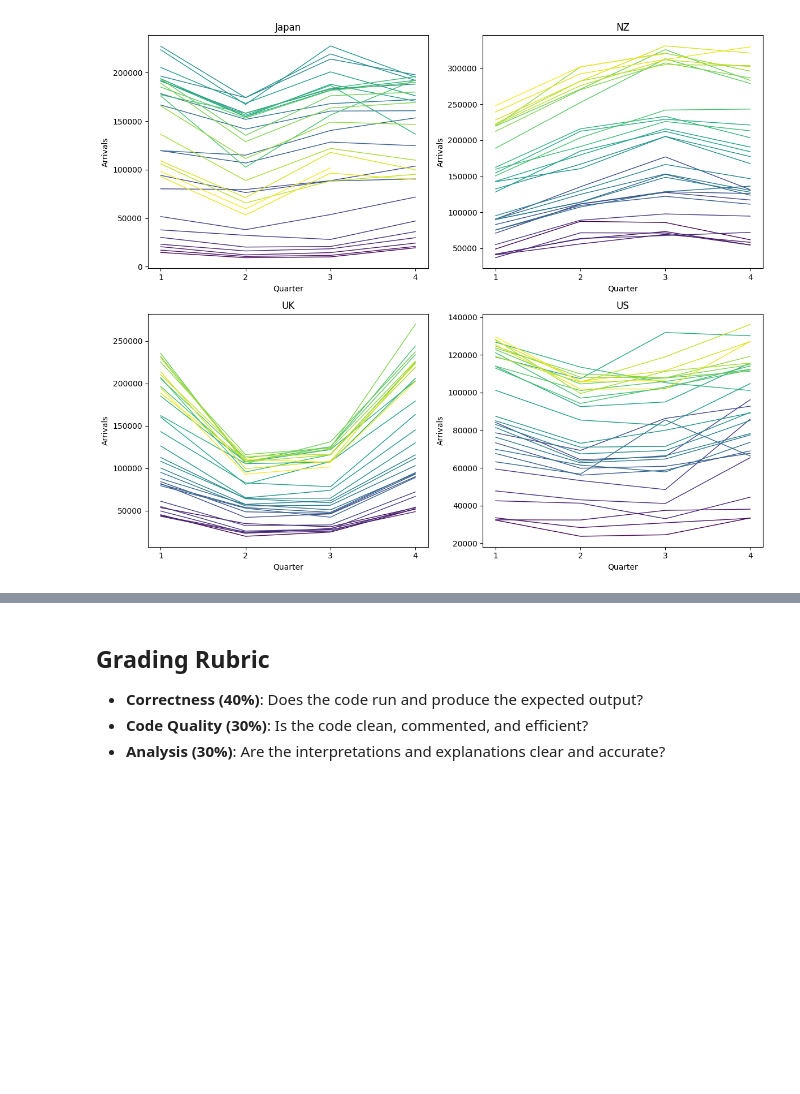
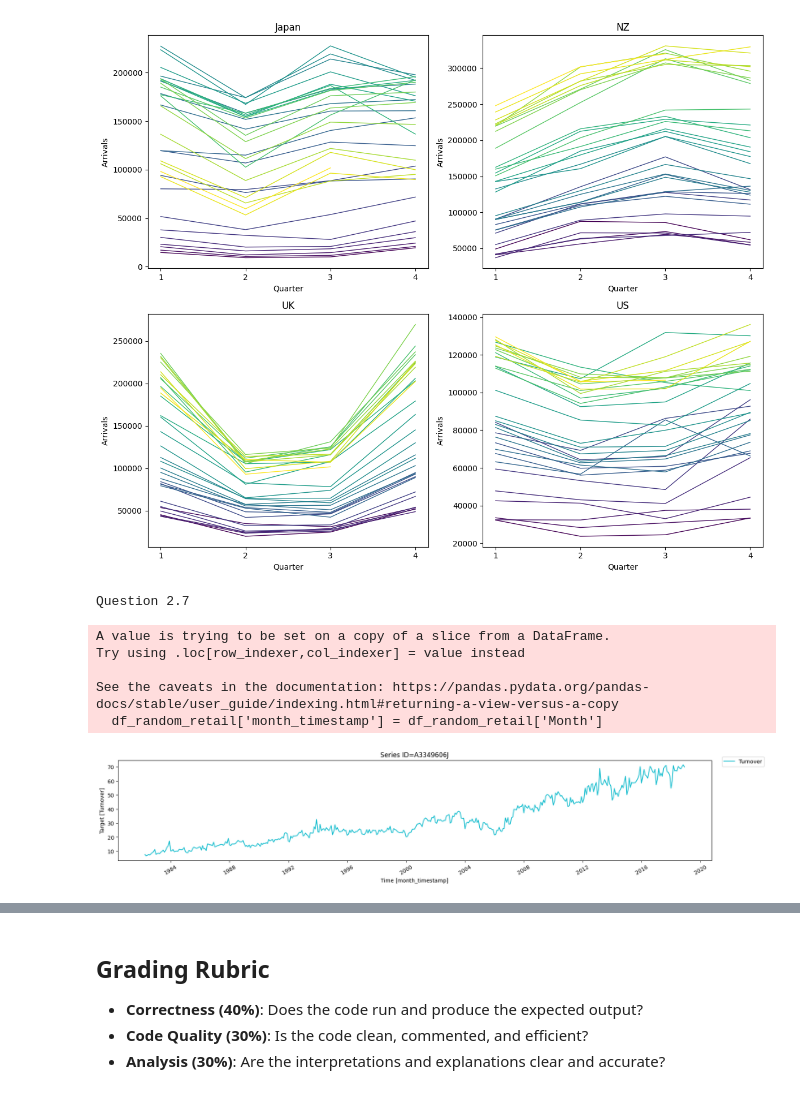
Before and after one commit to VickyGuo0907/DSE6230-forecasting-class-course-materials, a Jupyter notebook: assignments/week01_assignment.ipynb, the cells around one changed output, grey strips where cells are left out. Cells and saved outputs as stored; diff of their text form; code cells hidden in the pictures; blank space fills up the shorter version.

Commit message:
Finish question 2.7

```diff
--- a/assignments/week01_assignment.ipynb
+++ b/assignments/week01_assignment.ipynb
@@ -378,3 +378,32 @@ plt.tight_layout()
 plt.show()
 # %% [output]
 [figure]
+# %%
+print("Question 2.7")
+# Select a random series from aus_retail. Explore it using plot_series(),
+# seasonal_decompose(), lag_plot(), and plot_acf(). Can you spot seasonality, cyclicity, or trend?
+from utilsforecast.plotting import plot_series
+from statsmodels.tsa.seasonal import seasonal_decompose
+from statsmodels.graphics.tsaplots import plot_acf
+
+
+df_retail = pd.read_csv('sample_data/aus_retail.csv')
+df_retail['Month'] = pd.to_datetime(df_retail['Month'])
+df_retail.head()
+
+np.random.seed(84564)
+random_series_id = np.random.choice(df_retail['Series ID'].unique(), 1)[0]
+df_random_retail = df_retail[df_retail['Series ID'] == random_series_id]
+df_random_retail['month_timestamp'] = df_random_retail['Month']
+df_random_retail = df_random_retail.set_index('Month')
+
+plot_series(df_random_retail, id_col='Series ID', time_col='month_timestamp', target_col='Turnover',
+            plot_random=False, engine='matplotlib')
+# %% [output]
+Question 2.7
+A value is trying to be set on a copy of a slice from a DataFrame.
+Try using .loc[row_indexer,col_indexer] = value instead
+
+See the caveats in the documentation: https://pandas.pydata.org/pandas-docs/stable/user_guide/indexing.html#returning-a-view-versus-a-copy
+  df_random_retail['month_timestamp'] = df_random_retail['Month']
+[figure, added]
```
Also changed, not shown: parts of 9 cells of this notebook.
